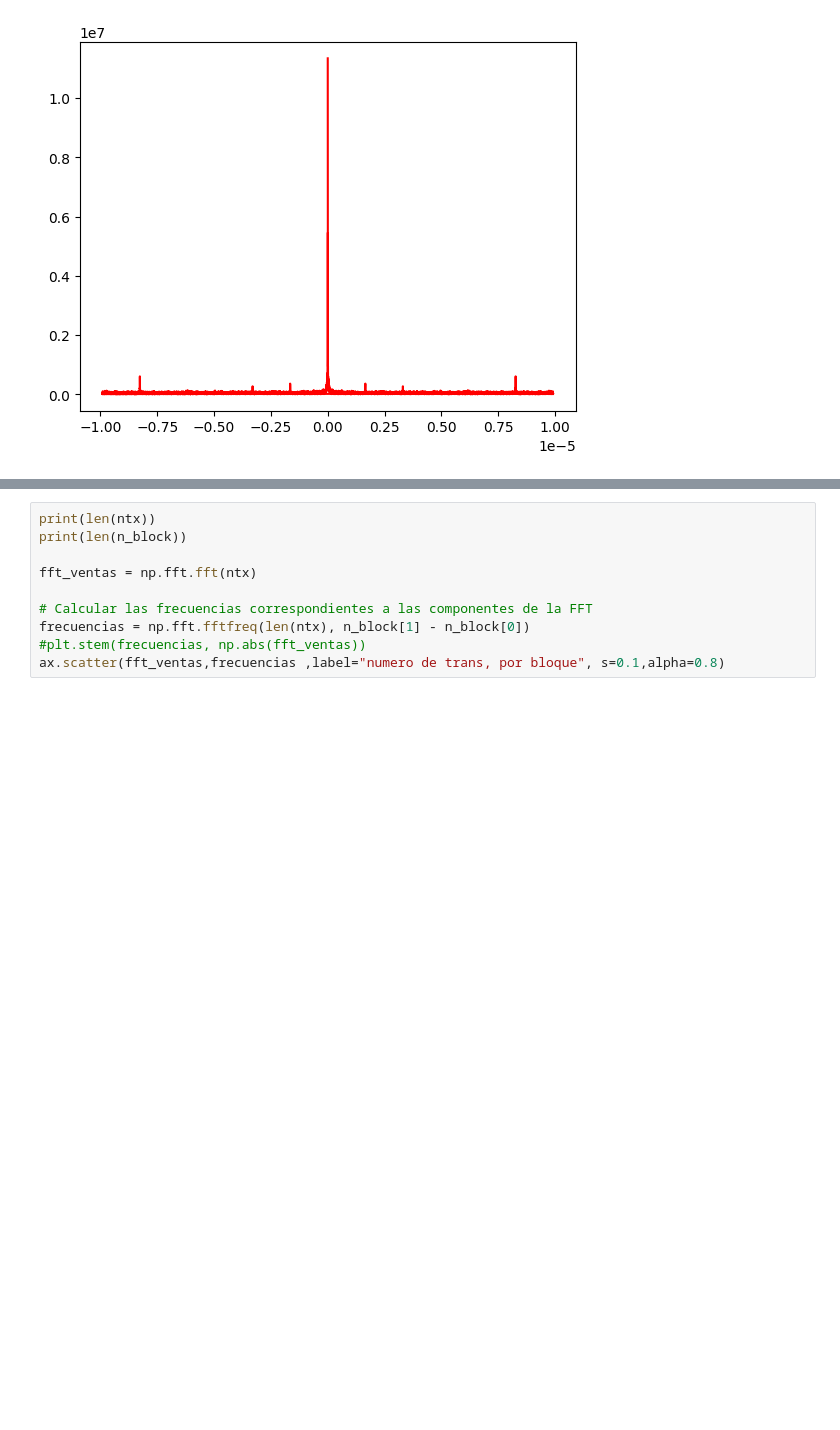
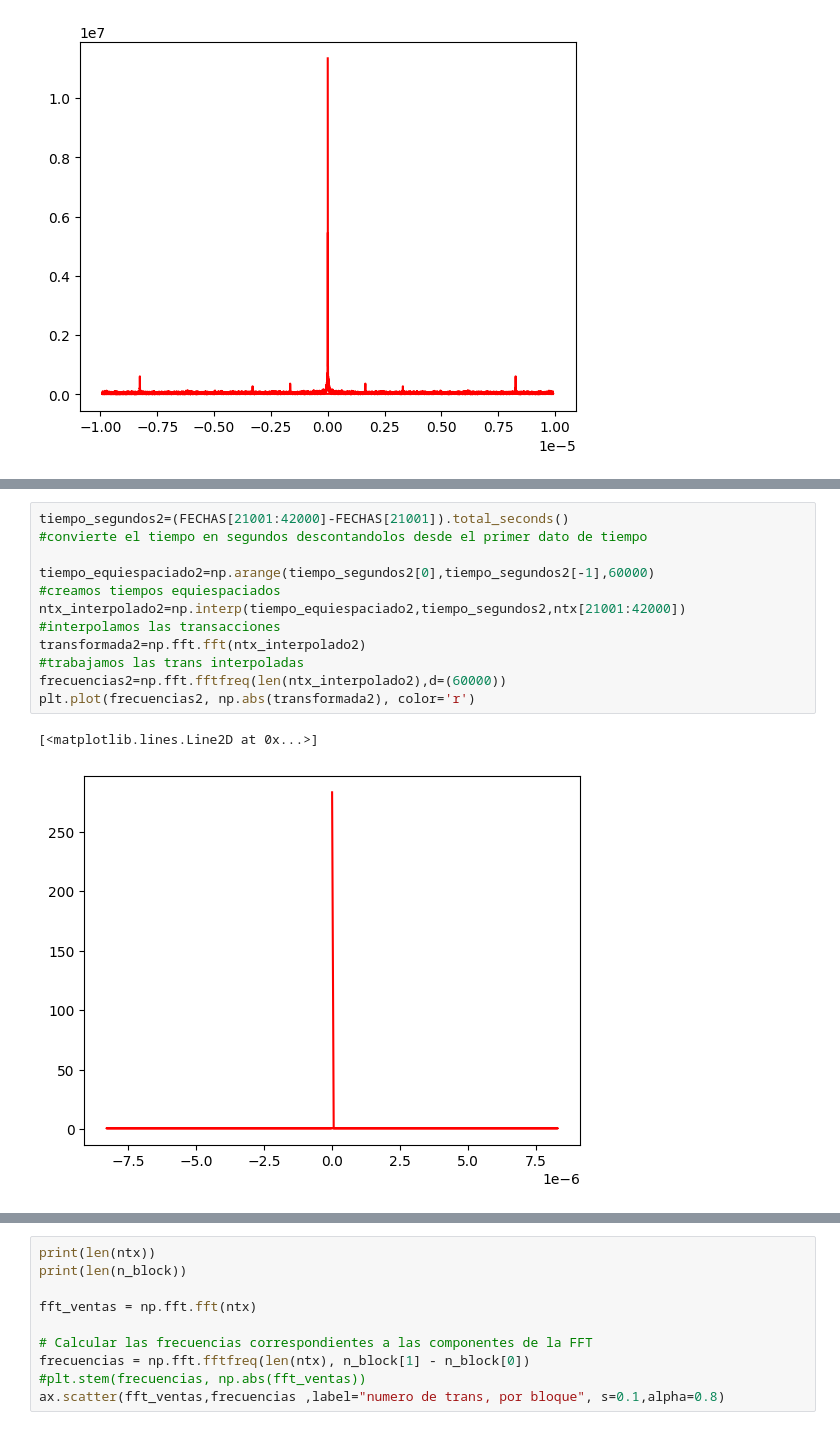
Before and after one commit to bitcoinR3search/BitcoinResearch, a Jupyter notebook: scripts/bra_pruebas/analisis_1.ipynb, the cells around one changed output, grey strips where cells are left out. Drawn from its saved outputs; the diff is of its cells as text; blank space fills up the shorter version.

```diff
--- a/scripts/bra_pruebas/analisis_1.ipynb
+++ b/scripts/bra_pruebas/analisis_1.ipynb
@@ -162,0 +191,15 @@ plt.plot(frecuencias, np.abs(transformada), color='r')
+# %%
+tiempo_segundos2=(FECHAS[21001:42000]-FECHAS[21001]).total_seconds()
+#convierte el tiempo en segundos descontandolos desde el primer dato de tiempo
+
+tiempo_equiespaciado2=np.arange(tiempo_segundos2[0],tiempo_segundos2[-1],60000)
+#creamos tiempos equiespaciados
+ntx_interpolado2=np.interp(tiempo_equiespaciado2,tiempo_segundos2,ntx[21001:42000])
+#interpolamos las transacciones
+transformada2=np.fft.fft(ntx_interpolado2)
+#trabajamos las trans interpoladas
+frecuencias2=np.fft.fftfreq(len(ntx_interpolado2),d=(60000))
+plt.plot(frecuencias2, np.abs(transformada2), color='r')
+# %% [output]
+[<matplotlib.lines.Line2D at 0x...>]
+[figure, added]
```
Also changed, not shown: parts of 9 cells of this notebook.
